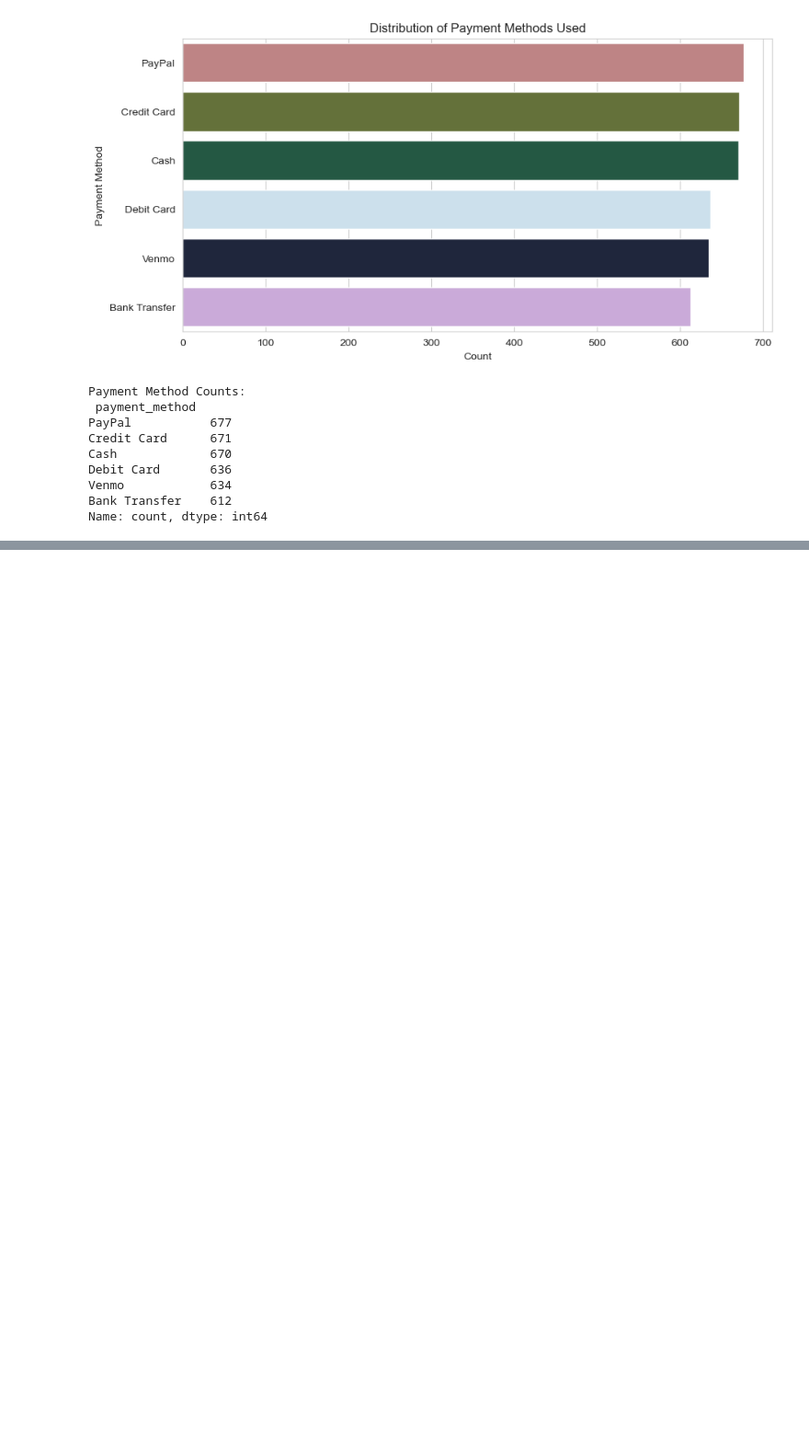
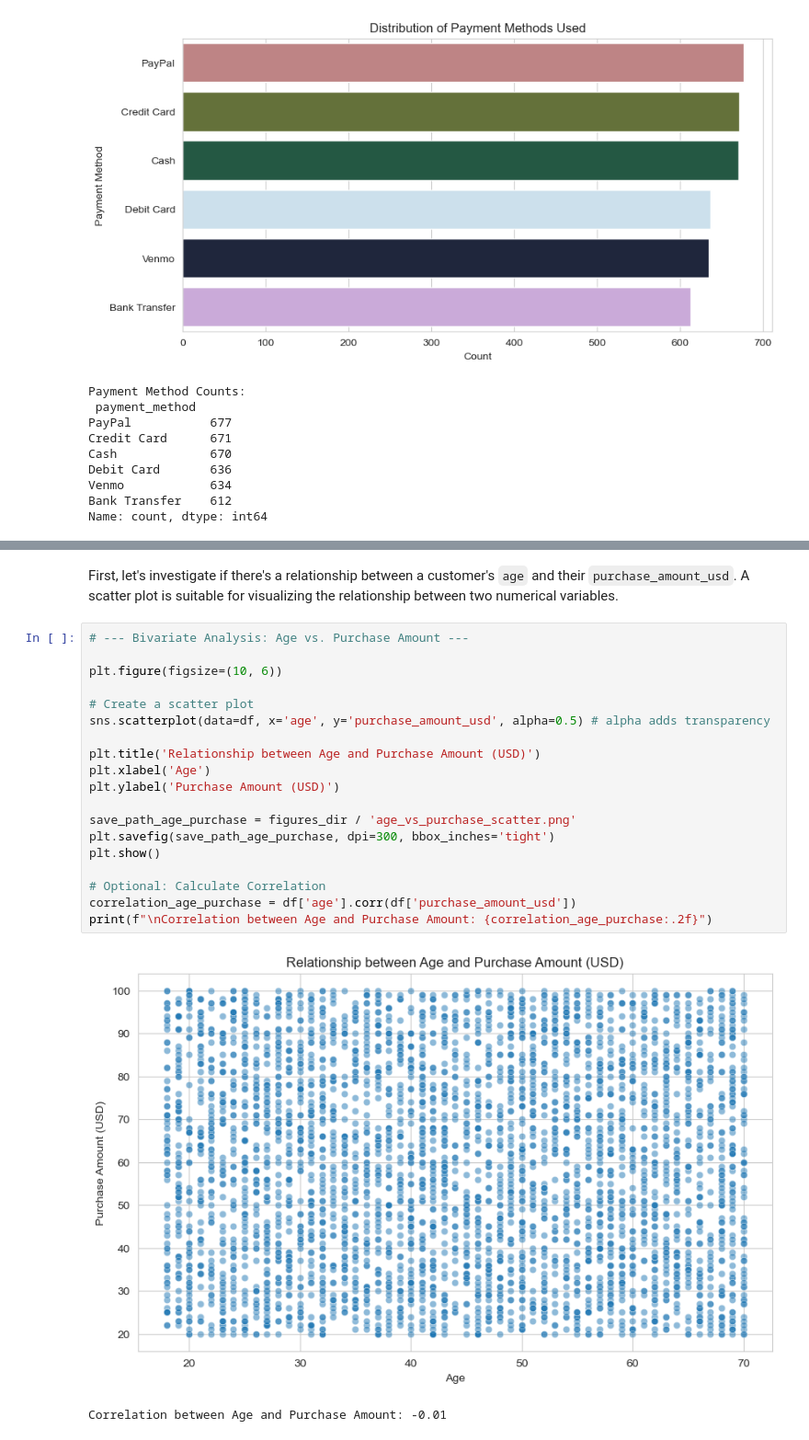
Before and after one commit to profadept/ecommerce-analysis, a Jupyter notebook: notebooks/analysis.ipynb, the cells around one changed output, grey strips where cells are left out. Shown at 92% size. Saved outputs shown, nothing was run; the diff lists cells and outputs as text; blank space fills up the shorter version.

Commit message:
Feat: Complete bivariate analysis including heatmap and save figures

```diff
--- a/notebooks/analysis.ipynb
+++ b/notebooks/analysis.ipynb
@@ -596,0 +601,24 @@ Name: count, dtype: int64
+# %% [markdown]
+First, let's investigate if there's a relationship between a customer's `age` and their `purchase_amount_usd`. A scatter plot is suitable for visualizing the relationship between two numerical variables.
+# %%
+# --- Bivariate Analysis: Age vs. Purchase Amount ---
+
+plt.figure(figsize=(10, 6))
+
+# Create a scatter plot
+sns.scatterplot(data=df, x='age', y='purchase_amount_usd', alpha=0.5) # alpha adds transparency
+
+plt.title('Relationship between Age and Purchase Amount (USD)')
+plt.xlabel('Age')
+plt.ylabel('Purchase Amount (USD)')
+
+save_path_age_purchase = figures_dir / 'age_vs_purchase_scatter.png'
+plt.savefig(save_path_age_purchase, dpi=300, bbox_inches='tight')
+plt.show()
+
+# Optional: Calculate Correlation
+correlation_age_purchase = df['age'].corr(df['purchase_amount_usd'])
+print(f"\nCorrelation between Age and Purchase Amount: {correlation_age_purchase:.2f}")
+# %% [output]
+[figure, added]
+Correlation between Age and Purchase Amount: -0.01
```
Also changed, not shown: parts of 13 cells of this notebook, 18 other files.
